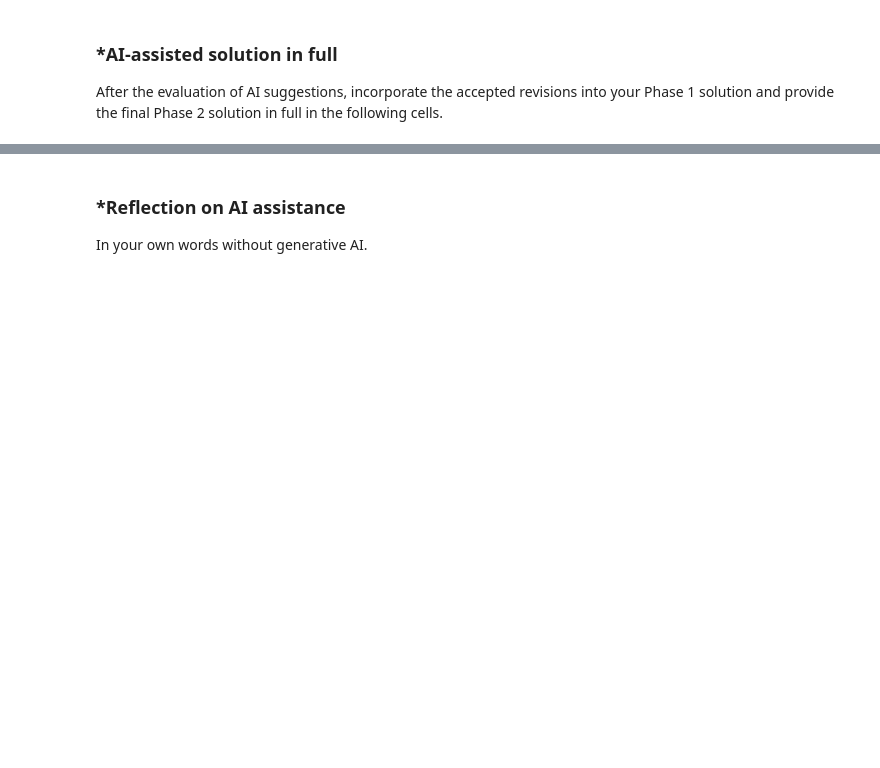
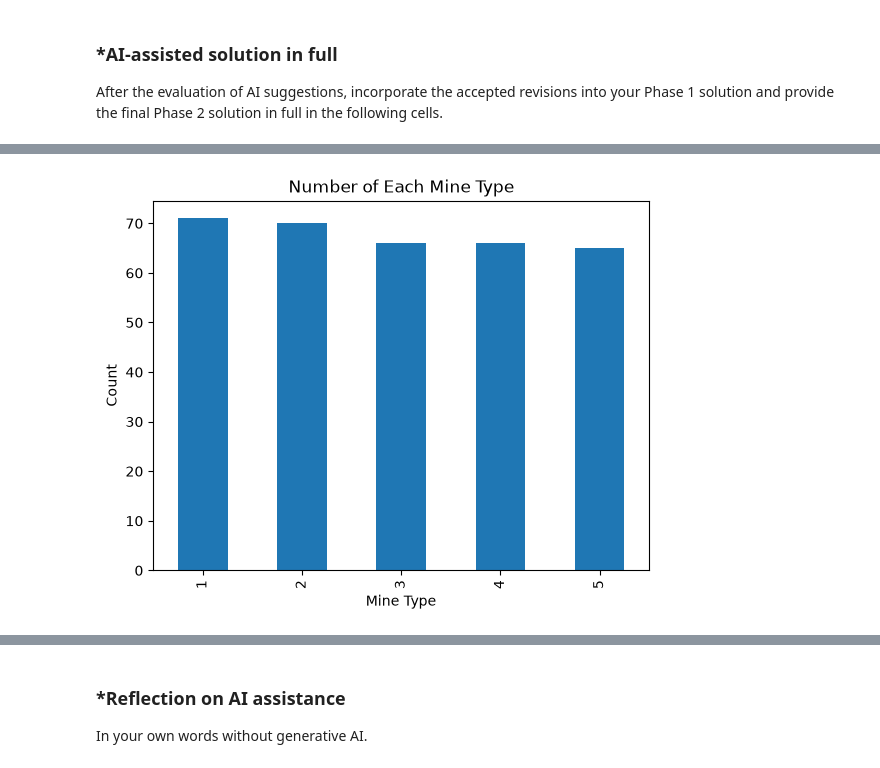
Before and after one commit to LeytonA26/A03-knn, a Jupyter notebook: notebook.ipynb, the cells around one changed output, grey strips where cells are left out. Cells and saved outputs as stored; diff of their text form; code cells hidden in the pictures; blank space fills up the shorter version.

```diff
--- a/notebook.ipynb
+++ b/notebook.ipynb
@@ -89,0 +339,11 @@ After the evaluation of AI suggestions, incorporate the accepted revisions into
+# %%
+import pandas as pd
+import matplotlib.pyplot as plt
+
+from sklearn.model_selection import train_test_split
+from sklearn.neighbors import KNeighborsClassifier
+from sklearn.metrics import accuracy_score
+
+df = pd.read_csv("data/land_mines.csv")
+
+df.head()
@@ -89,0 +379,9 @@ After the evaluation of AI suggestions, incorporate the accepted revisions into
+# %%
+df["mine_type"].value_counts().sort_index().plot(kind="bar")
+
+plt.xlabel("Mine Type")
+plt.ylabel("Count")
+plt.title("Number of Each Mine Type")
+plt.show()
+# %% [output]
+[figure, added]
```
Also changed, not shown: parts of 51 cells of this notebook.
